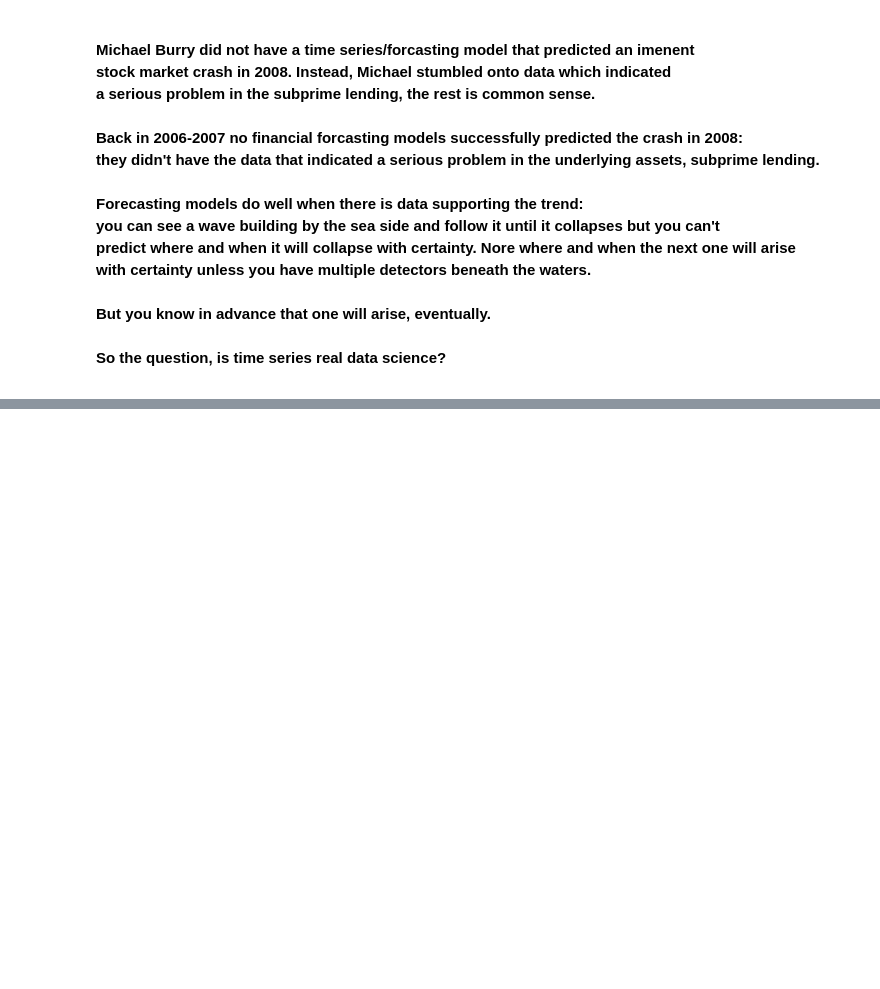
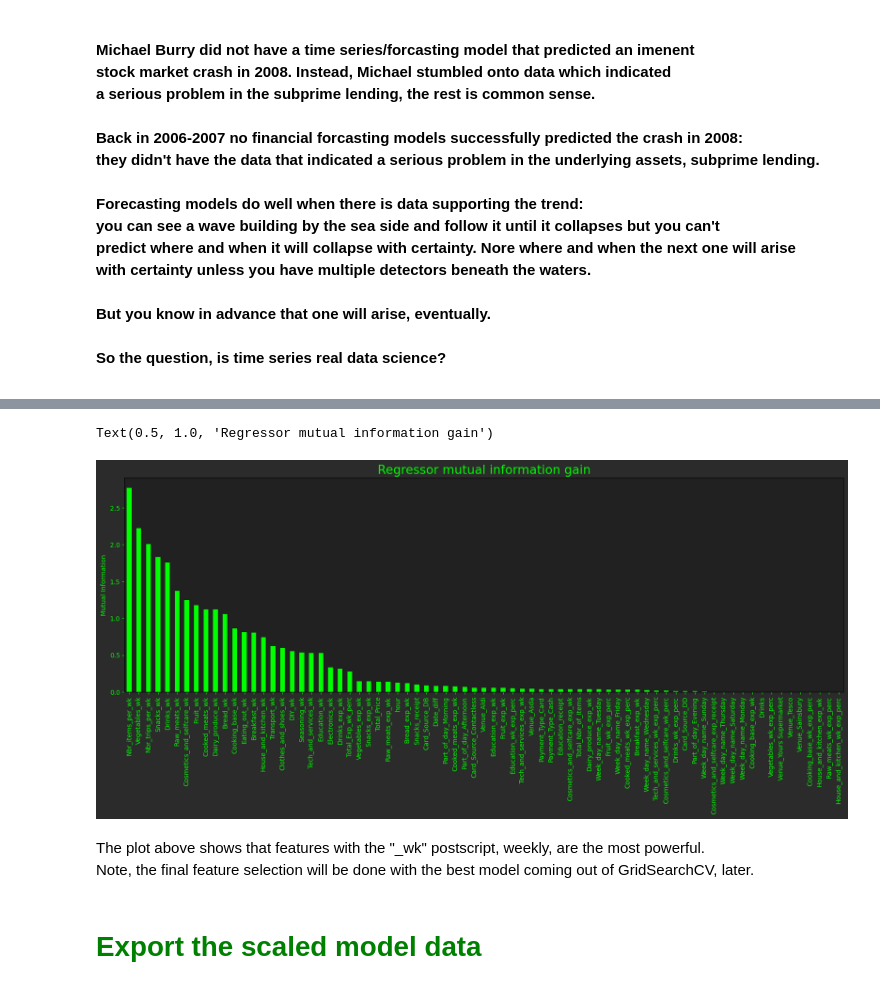
Before and after one commit to ManunEbo/Home-Shopping-ML, a Jupyter notebook: 4. Feature engineering/Regressor feature engineering.ipynb, the cells around one changed output, grey strips where cells are left out. Saved outputs shown, nothing was run; the diff lists cells and outputs as text; code cells hidden in the pictures; blank space fills up the shorter version.

Commit message:
Completed regressor feature engineering

```diff
--- a/4. Feature engineering/Regressor feature engineering.ipynb
+++ b/4. Feature engineering/Regressor feature engineering.ipynb
@@ -38,0 +213,4 @@ So the question, is time series real data science?</strong><br>
+# %%
+# Reshaping y_train and y_test
+y_train = y_train.values.reshape(-1,1)
+y_test = y_test.values.reshape(-1,1)
@@ -38,0 +319,7 @@ So the question, is time series real data science?</strong><br>
+# %%
+print(f"Shape before: {X_train_scaled.shape}")
+# Dropping the quasi-constant features
+X_train_scaled = sel.transform(X_train_scaled)
+
+# Print the shapes to verify the change
+f"Shape after: {X_train_scaled.shape}"
@@ -38,0 +506,6 @@ So the question, is time series real data science?</strong><br>
+# %%
+# Dropping correlated features in X_train
+X_train_scaled.drop(drop_correlated, axis=1, inplace=True)
+
+# Dropping correlated features in X_test
+X_test_scaled.drop(drop_correlated, axis=1, inplace=True)
@@ -38,0 +541,4 @@ So the question, is time series real data science?</strong><br>
+# %%
+# Attach the target to X_train_scaled and X_test_scaled
+X_train_scaled['target'] = y_train_scaled
+X_test_scaled['target'] = y_test_scaled
@@ -38,0 +561,34 @@ So the question, is time series real data science?</strong><br>
+# %%
+mutual_info = mutual_info_regression(X_train_scaled.drop(['target'], axis=1),
+                                  X_train_scaled.target,
+                                  random_state=43)
+
+# and make a bar  plot
+fig = plt.figure()
+fig.patch.set_facecolor('#212121')
+fig.patch.set_alpha(0.95)
+
+ax = fig.add_subplot(111)
+ax.patch.set_facecolor('#212121')
+ax.patch.set_alpha(1.0)
+ax.yaxis.label.set_color('lime')
+ax.xaxis.label.set_color('lime')
+ax.title.set_color('lime')
+ax.tick_params(colors='lime', which='both')
+
+mutual_info = pd.Series(mutual_info)
+mutual_info.index = X_train_scaled.drop(['target'], axis=1).columns
+mutual_info.sort_values(ascending=False).plot(ax=ax, kind='bar',figsize=(20,6), color='lime')
+plt.xticks(rotation=90)
+plt.ylabel('Mutual Information')
+plt.title("Regressor mutual information gain", fontsize=19)
+# %% [output]
+Text(0.5, 1.0, 'Regressor mutual information gain')
+[figure, added]
+# %% [markdown]
+<p>
+The plot above shows that features with the "_wk" postscript, weekly, are the most powerful.<br>
+Note, the final feature selection will be done with the best model coming out of GridSearchCV, later.
+</p>
+# %% [markdown]
+<h1 style="color: green;">Export the scaled model data</h1>
```
Also changed, not shown: parts of 54 cells of this notebook, 3 other files.
